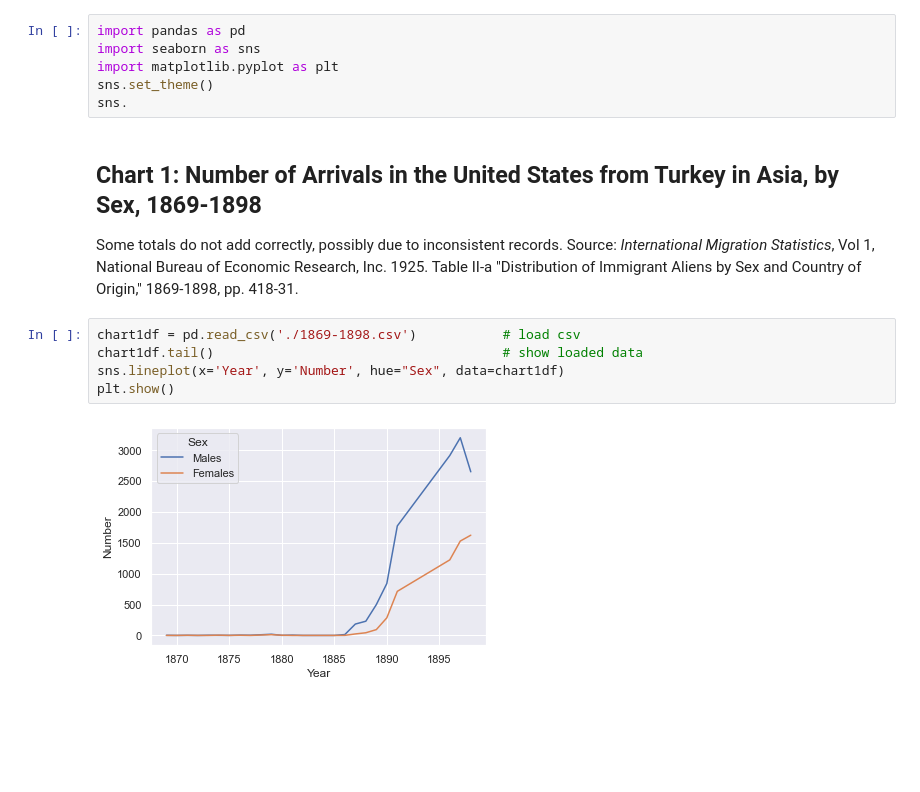
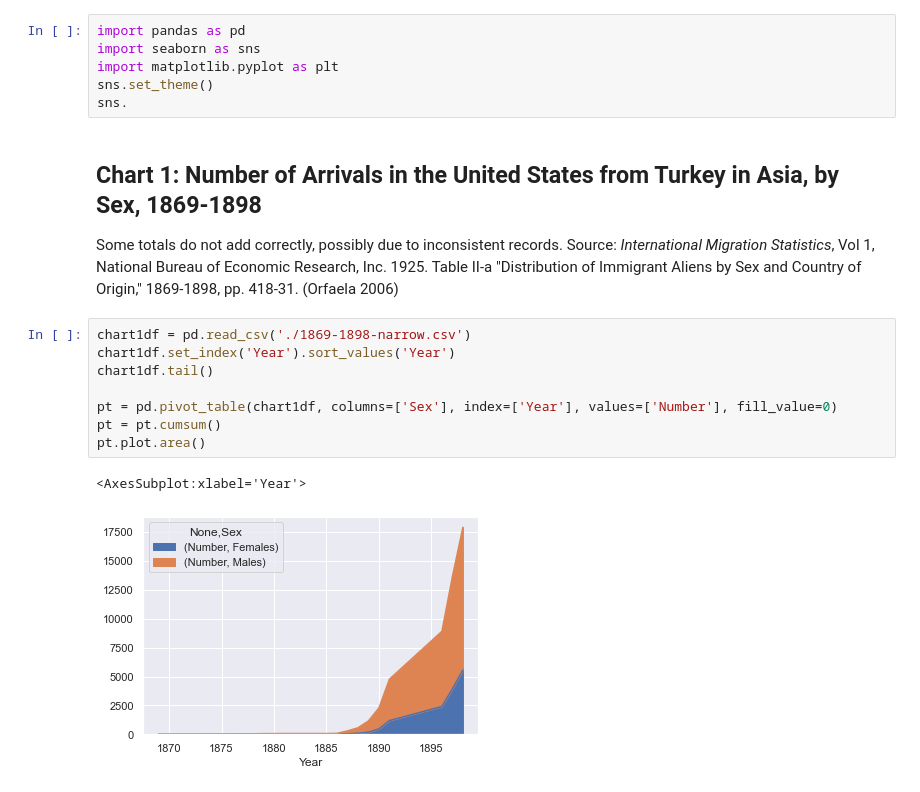
Before and after one commit to cjwit/arab-immigration, a Jupyter notebook: chart.ipynb, the cells around one changed output. Drawn from its saved outputs; the diff is of its cells as text; blank space fills up the shorter version.

```diff
--- a/chart.ipynb
+++ b/chart.ipynb
@@ -11,11 +11,15 @@ sns.
 # %% [markdown]
 ## Chart 1: Number of Arrivals in the United States from Turkey in Asia, by Sex, 1869-1898
 
-Some totals do not add correctly, possibly due to inconsistent records. Source: *International Migration Statistics*, Vol 1, National Bureau of Economic Research, Inc. 1925. Table II-a "Distribution of Immigrant Aliens by Sex and Country of Origin," 1869-1898, pp. 418-31.
+Some totals do not add correctly, possibly due to inconsistent records. Source: *International Migration Statistics*, Vol 1, National Bureau of Economic Research, Inc. 1925. Table II-a "Distribution of Immigrant Aliens by Sex and Country of Origin," 1869-1898, pp. 418-31. (Orfaela 2006)
-# %%
-chart1df = pd.read_csv('./1869-1898.csv')           # load csv
-chart1df.tail()                                     # show loaded data
-sns.lineplot(x='Year', y='Number', hue="Sex", data=chart1df)
-plt.show()
-# %% [output]
-[figure, removed]
+# %%
+chart1df = pd.read_csv('./1869-1898-narrow.csv')
+chart1df.set_index('Year').sort_values('Year')
+chart1df.tail()
+
+pt = pd.pivot_table(chart1df, columns=['Sex'], index=['Year'], values=['Number'], fill_value=0)
+pt = pt.cumsum()
+pt.plot.area()
+# %% [output]
+<AxesSubplot:xlabel='Year'>
+[figure, added]
```
Also changed, not shown: parts of 2 cells of this notebook, 6 other files.
